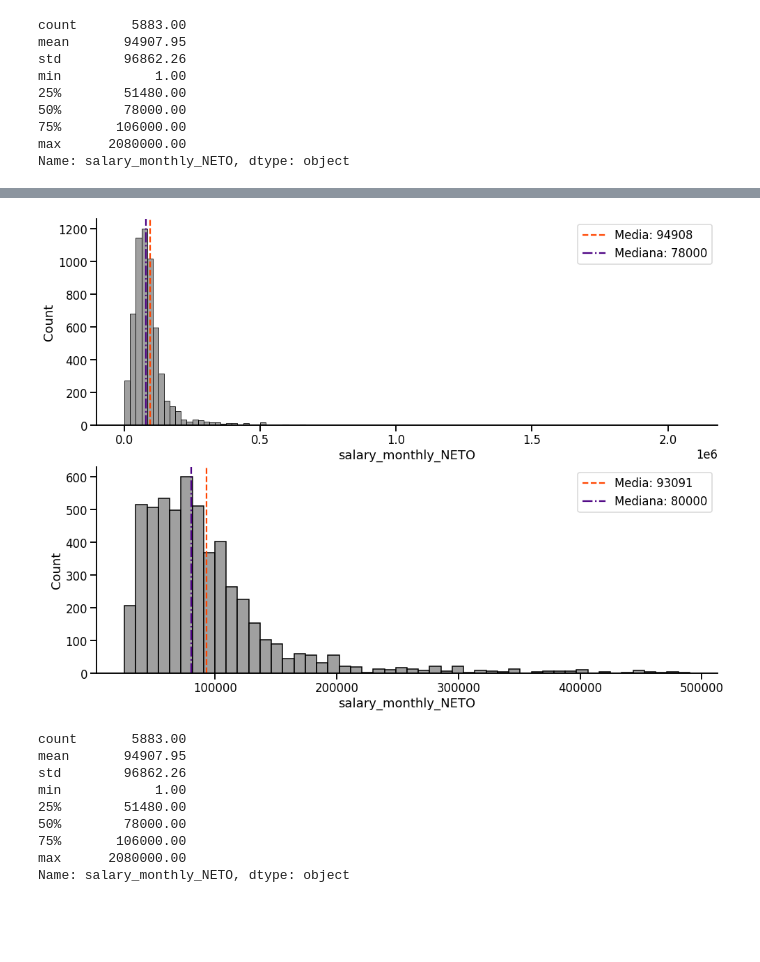
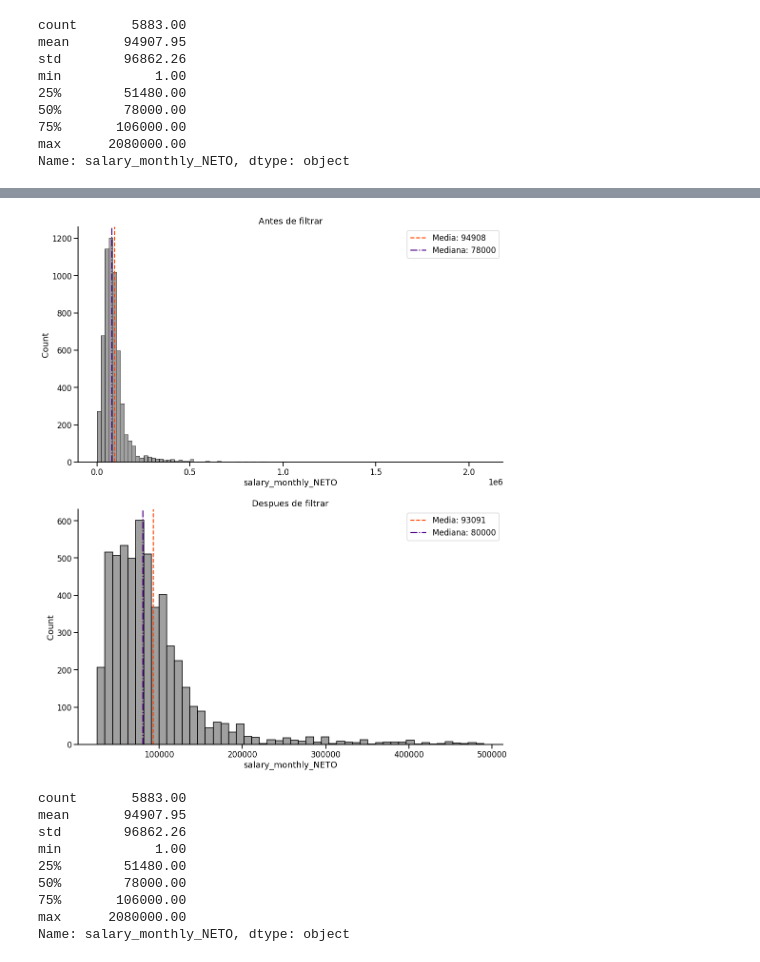
Before and after one commit to elerufe/DiploDatosFaMAF, a Jupyter notebook: AyVD/G25_Entregable_AyVD_Parte_1.ipynb, the cells around one changed output, grey strips where cells are left out. Cells and saved outputs as stored; diff of their text form; code cells hidden in the pictures; blank space fills up the shorter version.

```diff
--- a/AyVD/G25_Entregable_AyVD_Parte_1.ipynb
+++ b/AyVD/G25_Entregable_AyVD_Parte_1.ipynb
@@ -124,29 +169,30 @@ seaborn.despine()
 # %%
 # construccion del dataset filtrado por salario: filtered_df
 # y lo comparamos con el original
-fig, axes = plt.subplots(nrows=2, figsize=(16, 12))
-
+fig, axes = plt.subplots(nrows=2, figsize=(16, 20))
+axes[0].set_title('Antes de filtrar')
+axes[1].set_title('Despues de filtrar')
 seaborn.histplot(df[salary_col], bins=100, ax=axes[0], color='gray')
 #seaborn.histplot(df[salary_col], bins=np.logspace(3,7,40), ax=axes[0], color='gray')
 #axes[0].set_xscale("log")
 #axes[0].set_yscale("log")
 axes[0].axvline(df[salary_col].mean(), color='orangered',
             linestyle='--', label='Media: '+str('{:5.0f}'.format(df[salary_col].mean())))
 axes[0].axvline(df[salary_col].median(), color='indigo',
             linestyle='-.', label='Mediana: '+str('{:5.0f}'.format(df[salary_col].median())))
 
 limite_inferior=25000
 limite_superior=500000 #q97 #maxq
 filtered_df = df[(limite_inferior< df[salary_col]) & (df[salary_col] < limite_superior)]
 seaborn.histplot(filtered_df[salary_col], bins=50, ax=axes[1], color='gray')
 axes[1].axvline(filtered_df[salary_col].mean(), color='orangered',
             linestyle='--', label='Media: '+str('{:5.0f}'.format(filtered_df[salary_col].mean())))
 axes[1].axvline(filtered_df[salary_col].median(), color='indigo',
             linestyle='-.', label='Mediana: '+str('{:5.0f}'.format(filtered_df[salary_col].median())))
 
 axes[0].legend()
 axes[1].legend()
 seaborn.despine()
 # %% [output]
-[figure, old version]
+[figure, new version]
 # %%
```
Also changed, not shown: parts of 80 cells of this notebook.
